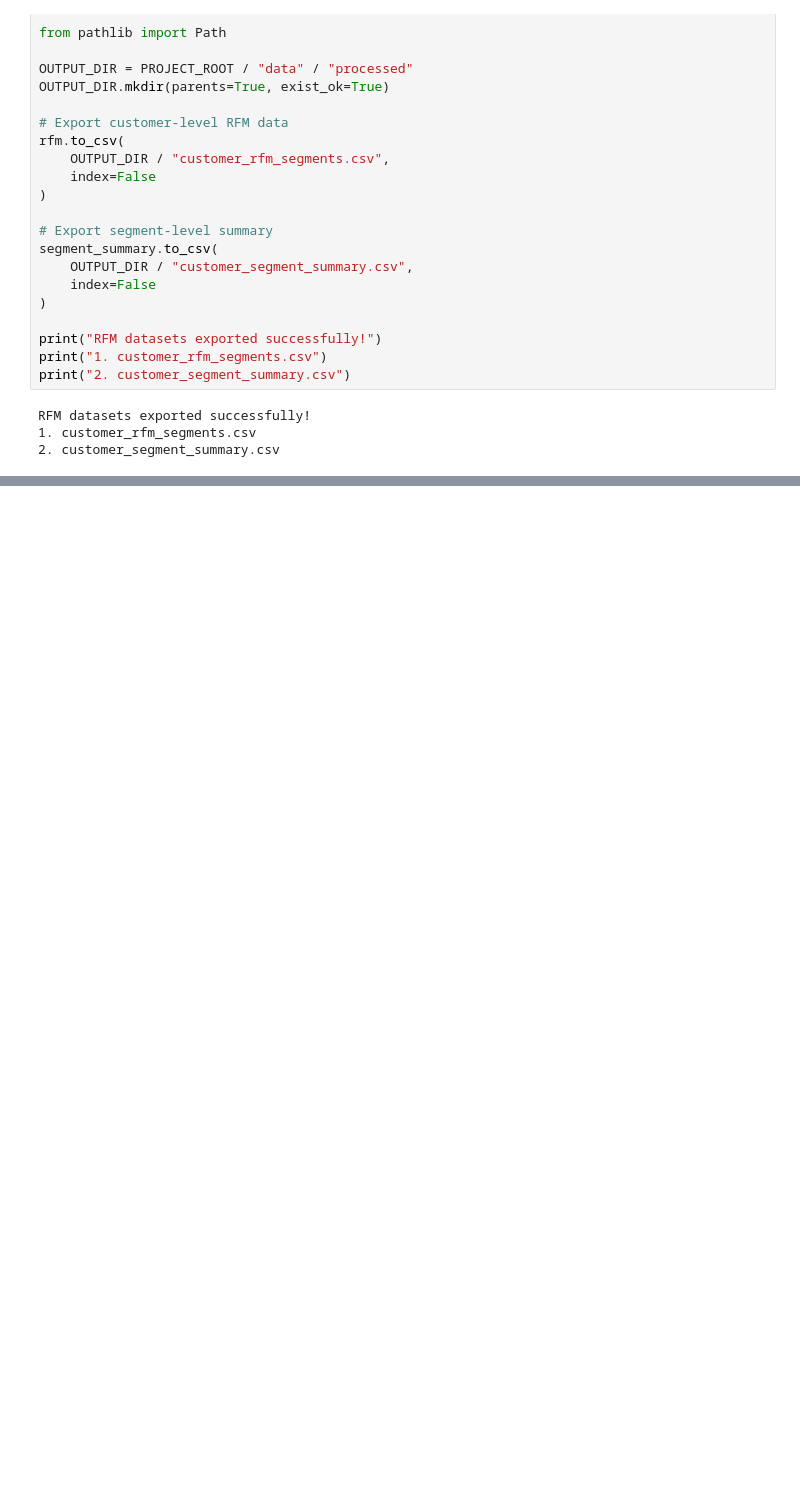
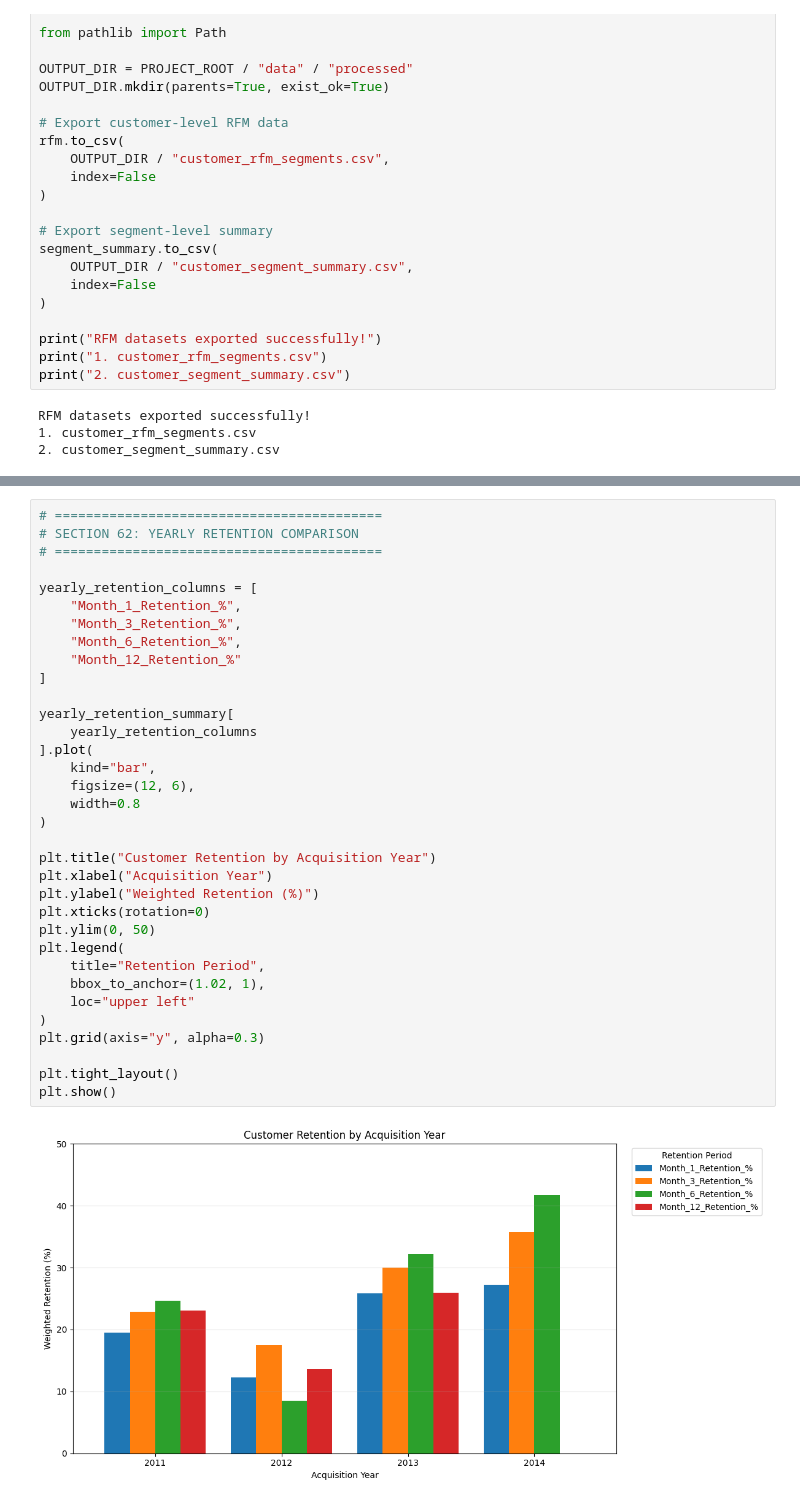
Before and after one commit to code-with-ansh/sales-business-analytics, a Jupyter notebook: notebooks/eda_time_based_analysis.ipynb, the cells around one changed output, grey strips where cells are left out. Cells and saved outputs as stored; diff of their text form; blank space fills up the shorter version.

```diff
--- a/notebooks/eda_time_based_analysis.ipynb
+++ b/notebooks/eda_time_based_analysis.ipynb
@@ -2318,0 +2784,36 @@ RFM datasets exported successfully!
+# %%
+# ==========================================
+# SECTION 62: YEARLY RETENTION COMPARISON
+# ==========================================
+
+yearly_retention_columns = [
+    "Month_1_Retention_%",
+    "Month_3_Retention_%",
+    "Month_6_Retention_%",
+    "Month_12_Retention_%"
+]
+
+yearly_retention_summary[
+    yearly_retention_columns
+].plot(
+    kind="bar",
+    figsize=(12, 6),
+    width=0.8
+)
+
+plt.title("Customer Retention by Acquisition Year")
+plt.xlabel("Acquisition Year")
+plt.ylabel("Weighted Retention (%)")
+plt.xticks(rotation=0)
+plt.ylim(0, 50)
+plt.legend(
+    title="Retention Period",
+    bbox_to_anchor=(1.02, 1),
+    loc="upper left"
+)
+plt.grid(axis="y", alpha=0.3)
+
+plt.tight_layout()
+plt.show()
+# %% [output]
+[figure, added]
```
Also changed, not shown: parts of 10 cells of this notebook.
